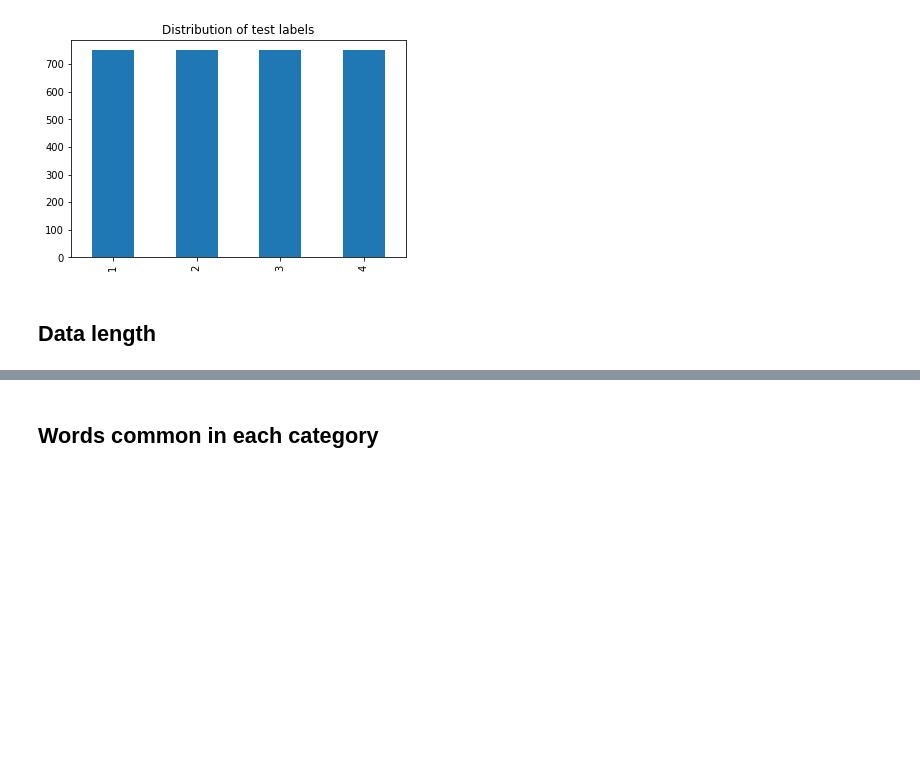
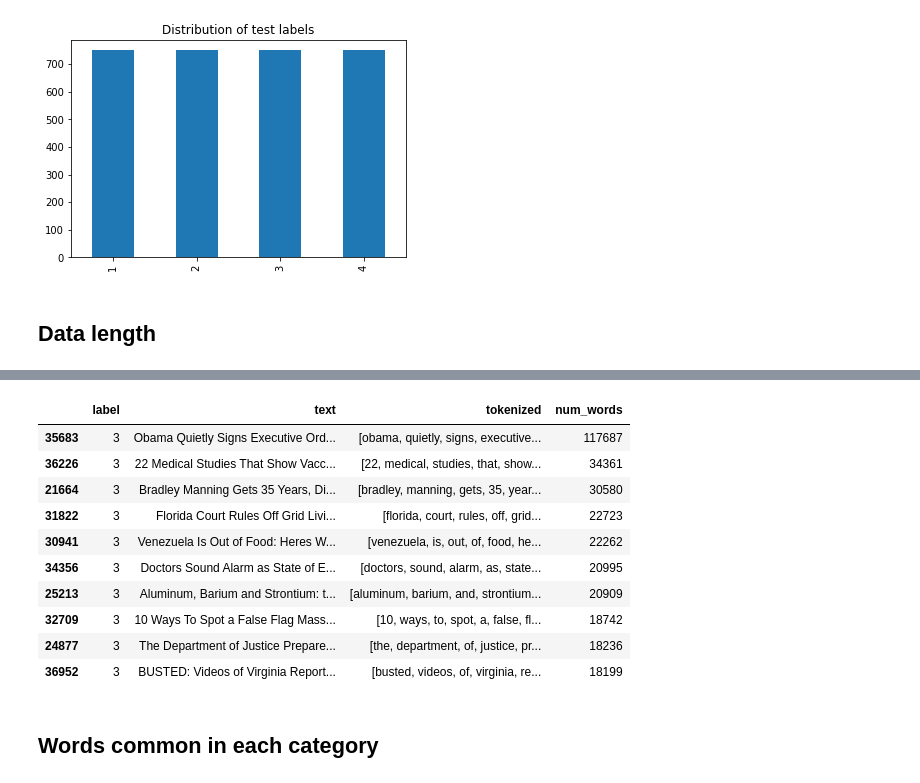
Before and after one commit to AY2122S2-CS4248-G12/labeled-unreliable-news, a Jupyter notebook: models/datainfo.ipynb, the cells around one changed output, grey strips where cells are left out. Cells and saved outputs as stored; diff of their text form; code cells hidden in the pictures; blank space fills up the shorter version.

```diff
--- a/models/datainfo.ipynb
+++ b/models/datainfo.ipynb
@@ -80,3 +97,17 @@ Longest article in test set: 10772; shortest article in test set: 5
+# %%
+train.nlargest(10, ['num_words'])
+# %% [output]
+|  | label | text | tokenized | num_words |
+| 35683 | 3 | Obama Quietly Signs Executive Ord... | [obama, quietly, signs, executive... | 117687 |
+| 36226 | 3 | 22 Medical Studies That Show Vacc... | [22, medical, studies, that, show... | 34361 |
+| 21664 | 3 | Bradley Manning Gets 35 Years, Di... | [bradley, manning, gets, 35, year... | 30580 |
+| 31822 | 3 | Florida Court Rules Off Grid Livi... | [florida, court, rules, off, grid... | 22723 |
+| 30941 | 3 | Venezuela Is Out of Food: Heres W... | [venezuela, is, out, of, food, he... | 22262 |
+| 34356 | 3 | Doctors Sound Alarm as State of E... | [doctors, sound, alarm, as, state... | 20995 |
+| 25213 | 3 | Aluminum, Barium and Strontium: t... | [aluminum, barium, and, strontium... | 20909 |
+| 32709 | 3 | 10 Ways To Spot a False Flag Mass... | [10, ways, to, spot, a, false, fl... | 18742 |
+| 24877 | 3 | The Department of Justice Prepare... | [the, department, of, justice, pr... | 18236 |
+| 36952 | 3 | BUSTED: Videos of Virginia Report... | [busted, videos, of, virginia, re... | 18199 |
 # %% [markdown]
 ## Words common in each category
 # %%
```
Also changed, not shown: parts of 5 cells of this notebook.
